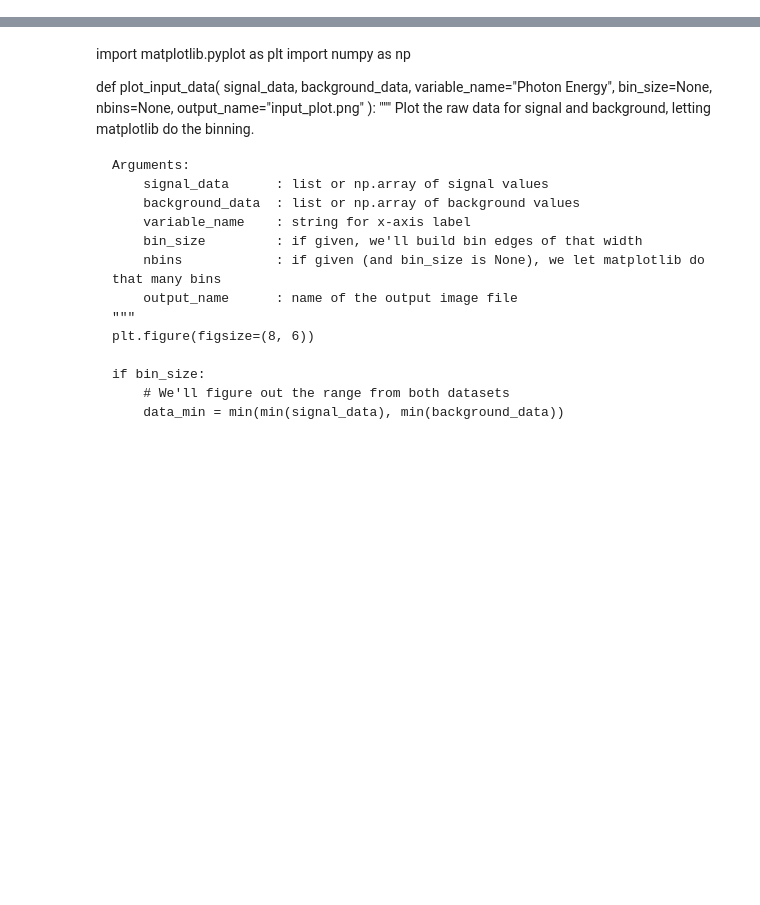
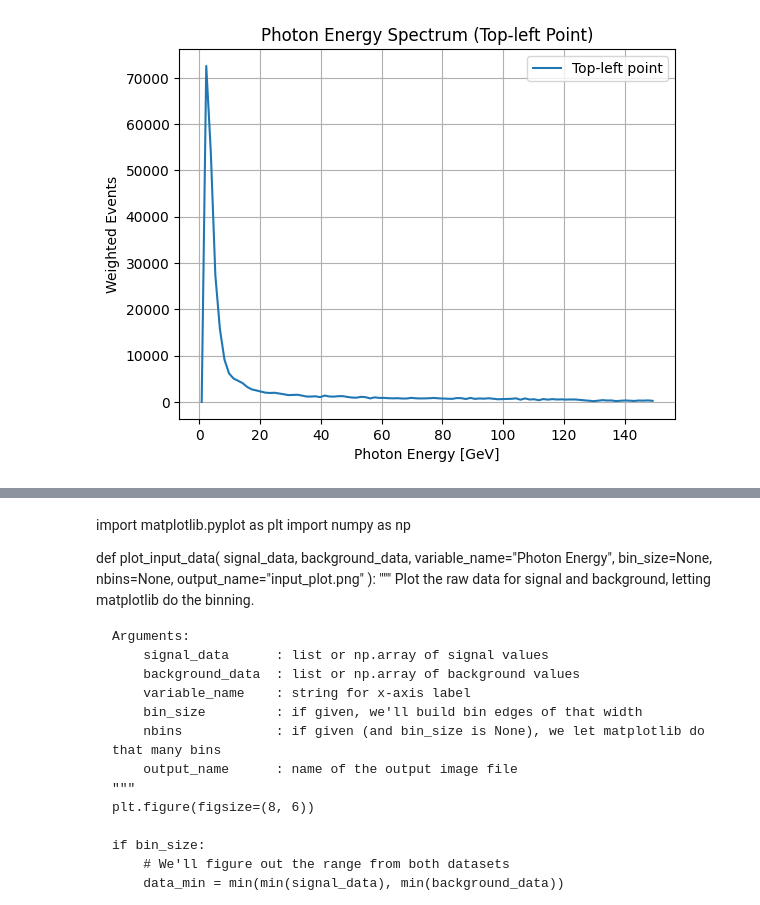
Before and after one commit to Long26696/FCC, a Jupyter notebook: jjia_notebook (1) (1)-Copy1 (1).ipynb, the cells around one changed output, grey strips where cells are left out. Cells and saved outputs as stored; diff of their text form; code cells hidden in the pictures; blank space fills up the shorter version.

```diff
--- a/jjia_notebook (1) (1)-Copy1 (1).ipynb
+++ b/jjia_notebook (1) (1)-Copy1 (1).ipynb
@@ -387,0 +659,21 @@ plt.show()
+# %%
+import json
+import matplotlib.pyplot as plt
+
+def load_photon_hist(idx):
+    with open(f"extracted_data_{idx}.json") as f:
+        data = json.load(f)
+    bins = data['hist_photon_energy_signal']['bins']
+    entries = data['hist_photon_energy_signal']['entries']
+    return bins, entries
+# %%
+bins, entries = load_photon_hist(top_left_index)
+plt.plot(bins, entries, label="Top-left point")
+plt.xlabel("Photon Energy [GeV]")
+plt.ylabel("Weighted Events")
+plt.title("Photon Energy Spectrum (Top-left Point)")
+plt.grid(True)
+plt.legend()
+plt.show()
+# %% [output]
+[figure, added]
```
Also changed, not shown: parts of 19 cells of this notebook.
